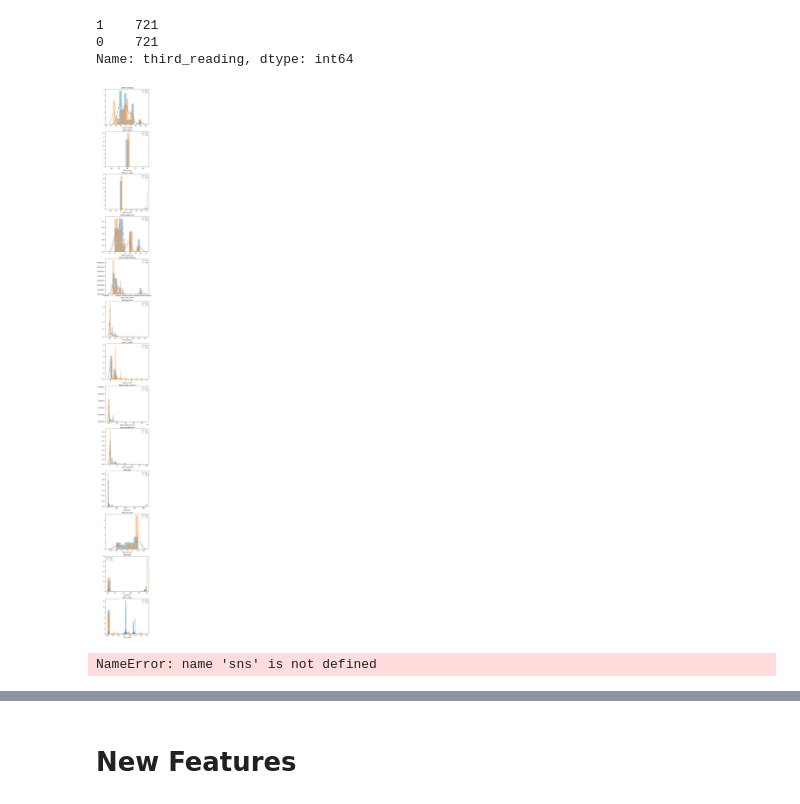
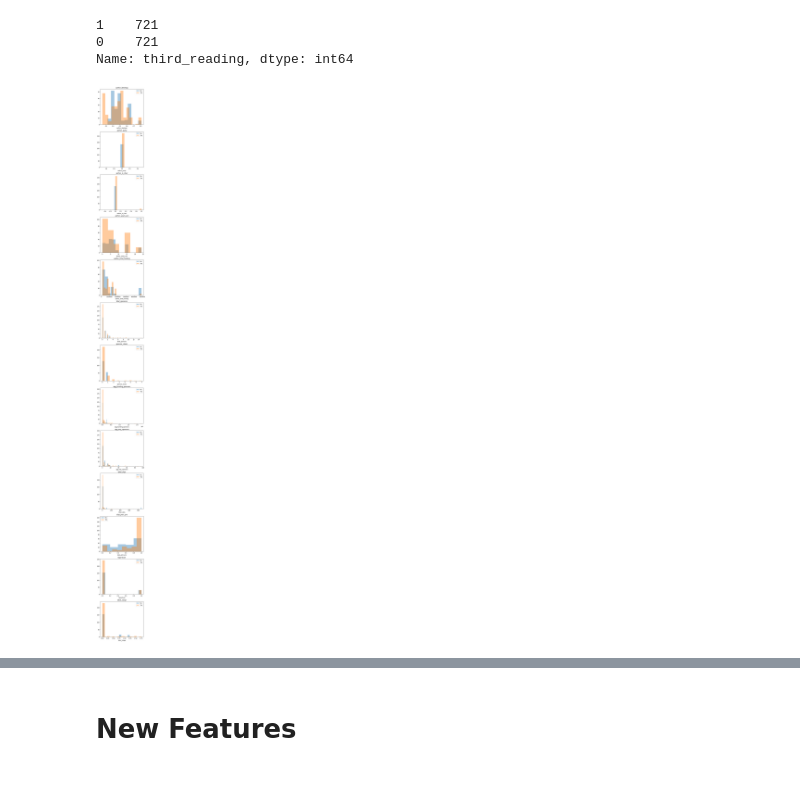
Before and after one commit to willyraedy/pass_or_not, a Jupyter notebook: notebooks/EDA_Normal.ipynb, the cells around one changed output, grey strips where cells are left out. Saved outputs shown, nothing was run; the diff lists cells and outputs as text; code cells hidden in the pictures.

```diff
--- a/notebooks/EDA_Normal.ipynb
+++ b/notebooks/EDA_Normal.ipynb
@@ -31,7 +33,7 @@ metrics=['roc_auc', 'accuracy', 'precision']
 # %% [markdown]
 ## Load Data
 # %%
-ip_address = '18.218.116.177'
+ip_address = '18.223.109.72'
 _, normal_data = fetch_model_data.fetch_model_data(ip_address, split=True)
 # %%
 first_feature_set = [
@@ -110,6 +130,6 @@ normal_os.third_reading.value_counts()
 0    721
 Name: third_reading, dtype: int64
 # %%
-print_histograms(normal_os[normal_os.author_party == 2], first_feature_set, kde=True)
+print_histograms(normal_os[normal_os.author_party == 2], first_feature_set, kde=False)
 # %% [output]
-[figure, old version]
+[figure, new version]
@@ -119,13 +135,0 @@ print_histograms(normal_os[normal_os.author_party == 2], first_feature_set, kde=
-# %%
-author_features = [
-    'author_ideology',
-    'author_party',
-    'author_is_chair',
-    'author_years_sen',
-    'author_total_funding',
-    'third_reading'
-]
-
-sns.pairplot(normal_os[normal_os.author_party == 2][author_features], hue='third_reading', plot_kws={'alpha': 0.1})
-# %% [output]
-NameError: name 'sns' is not defined
```
Also changed, not shown: parts of 18 cells of this notebook, 1 other file.
